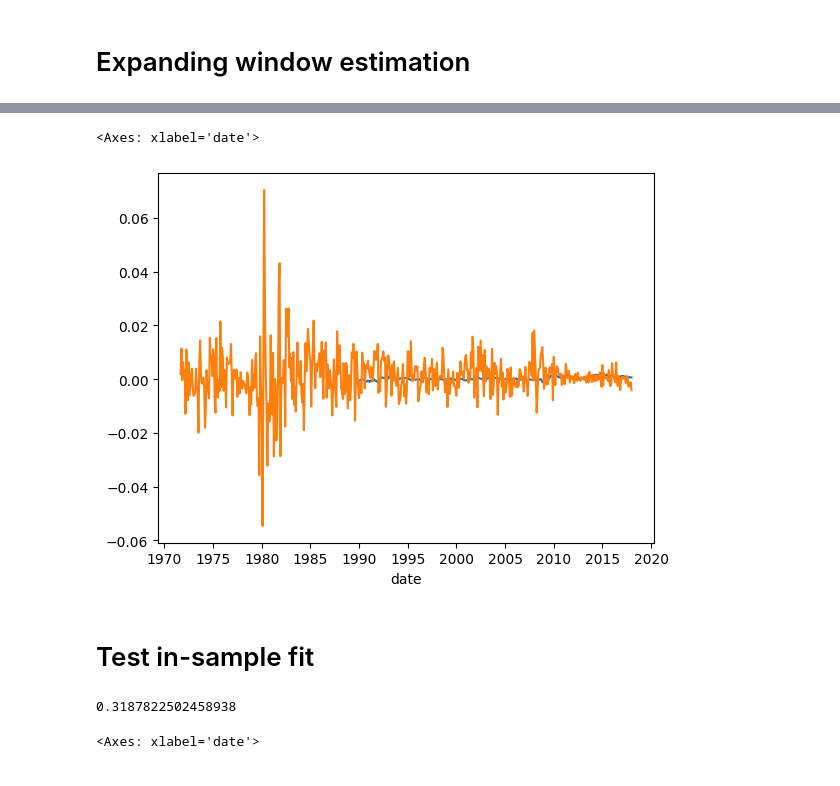
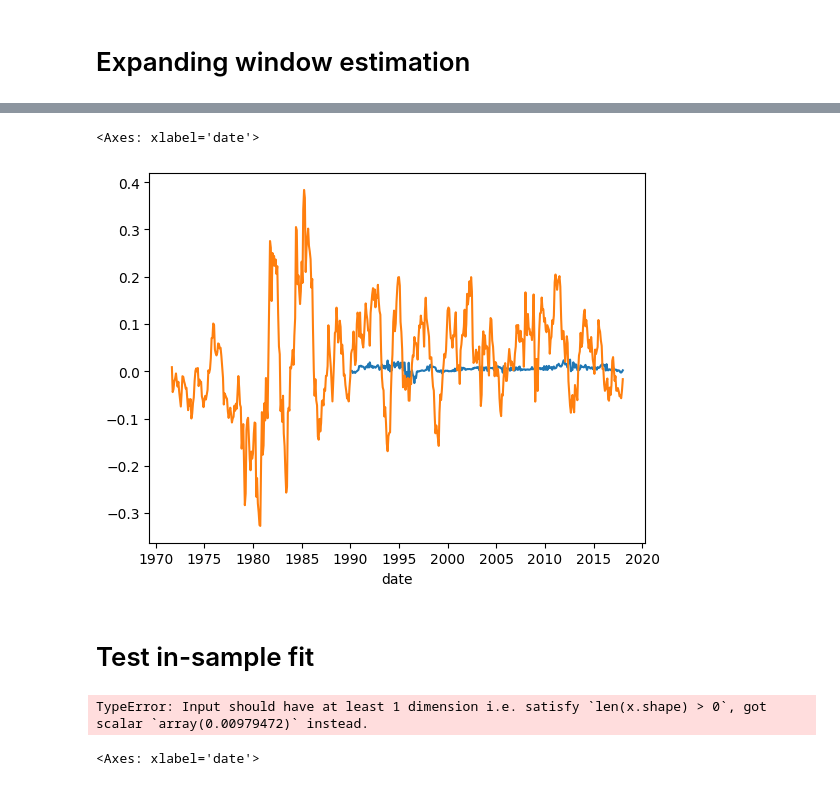
Before and after one commit to myliusen/TIO4900-Replication, a Jupyter notebook: notebooks/init.ipynb, the cells around one changed output, grey strips where cells are left out. Drawn from its saved outputs; the diff is of its cells as text; code cells hidden in the pictures.

```diff
--- a/notebooks/init.ipynb
+++ b/notebooks/init.ipynb
@@ -132,0 +128,33 @@ Running PCA...
+# %%
+OOS_start = pd.Timestamp('1990-01-31')
+# OOS_start = pd.Timestamp('2015-01-31')
+
+X = pd.concat([fred_md, forward, yields],
+               axis=1,
+               keys=['fred', 'forward', 'yields'])
+
+y = xr['120'].values # 10-year excess returns
+# y = monthly_xr['120'].values # 1-month excess returns for robustness
+y_all = xr[['24','36','48','60','72','84','96','108','120']].values
+
+dates = xr.index
+
+seeds = [1]
+
+for seed in seeds:
+    print(f"Running seed {seed}...")
+    # Models to test
+    models = {
+        'SimpleANN': BianchiANN(hidden_size=3, series='forward')
+    }
+
+    results = {}
+
+    for name, model in models.items():
+        print(f"Running {name}...")
+        y_forecast = wu.expanding_window(model, X, y_all, dates, OOS_start, gap=0) # set gap to 11 for more realistic out-of-sample forecasts when using annual returns
+        r2s = wu.oos_r2(y_all, y_forecast, benchmark='hist_mean')
+
+        print("\n--- OOS R² Summary ---")
+        for mat, r2 in zip(['24','36','48','60','72','84','96','108','120'], r2s):
+            print(f"  {mat}m: {r2:.4f}")
@@ -133,20 +174,20 @@ Running PCA...
 # %%
-sns.lineplot(y=y_forecast, x=yields.index)
+sns.lineplot(y=y_forecast[:, 0], x=yields.index)
 sns.lineplot(y=y, x=yields.index)
 # %% [output]
 <Axes: xlabel='date'>
-[figure, old version]
+[figure, new version]
 # %% [markdown]
 # Test in-sample fit
 # %%
 # full-sample R2 for comparison
 y = xr['36'].values
-model = LudvigsonNgBauerHamiltonSpec()
+model = HistoricalMeanModel()
 model.fit(X, y)
 r2_full = sklearn.metrics.r2_score(y, model.predict(X))
 r2_full
 # %% [output]
-0.3187822502458938
+TypeError: Input should have at least 1 dimension i.e. satisfy `len(x.shape) > 0`, got scalar `array(0.00979472)` instead.
 # %%
 sns.lineplot(y=model.predict(X), x=yields.index)
 sns.lineplot(y=y, x=yields.index)
```
Also changed, not shown: parts of 6 cells of this notebook, 6 other files.
